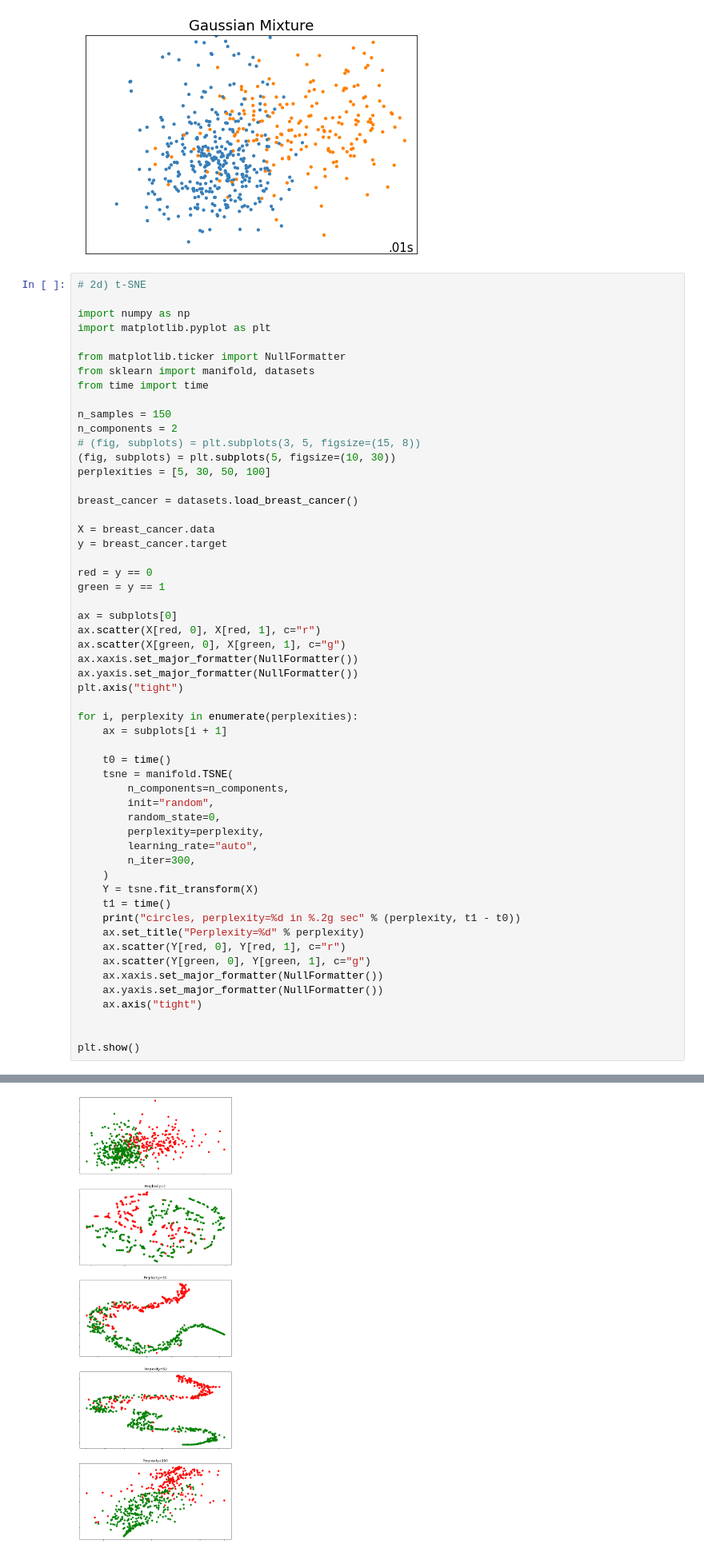
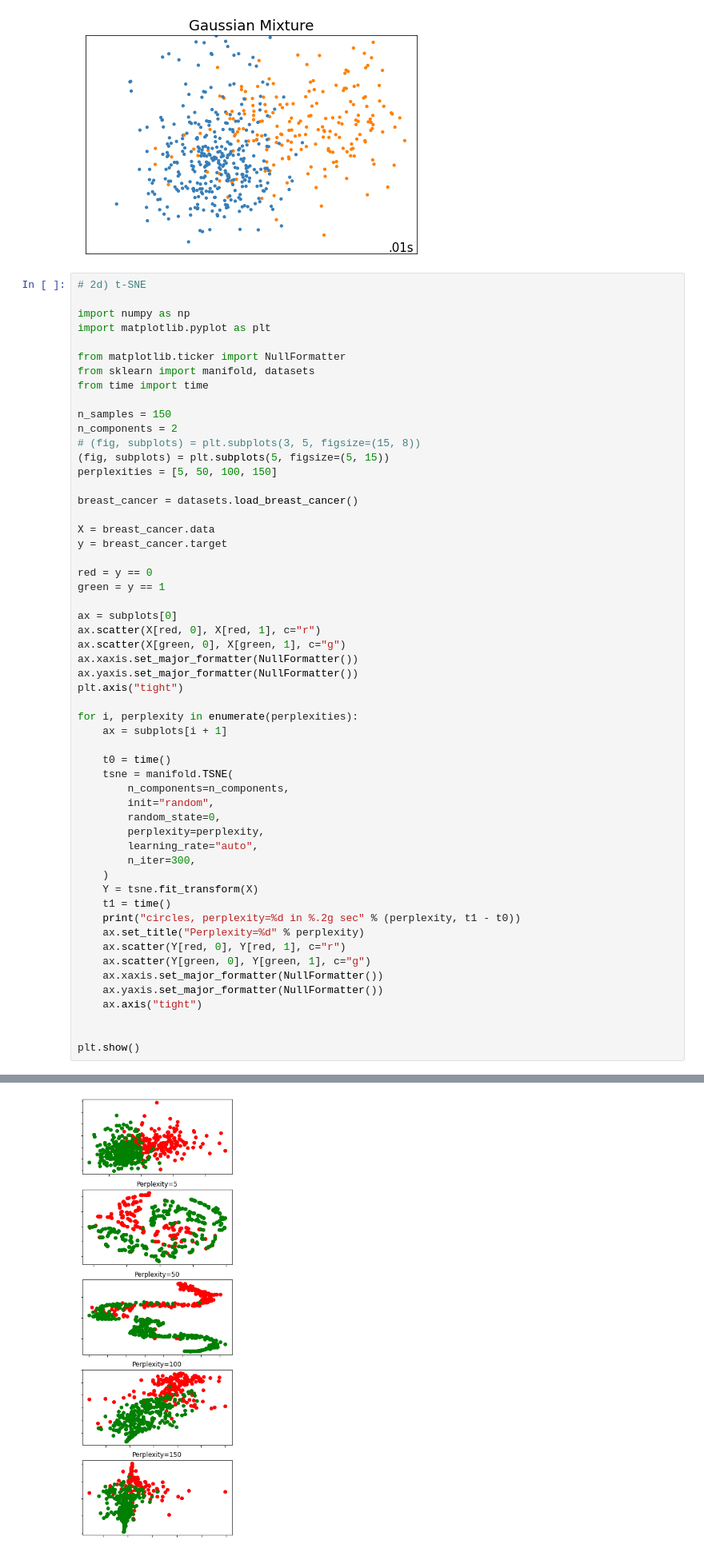
Before and after one commit to sharp-productions/meh3, a Jupyter notebook: unsupervised.ipynb, the cells around one changed output, grey strips where cells are left out. Shown at 80% size. Cells and saved outputs as stored; diff of their text form.

```diff
--- a/unsupervised.ipynb
+++ b/unsupervised.ipynb
@@ -1275,8 +1291,8 @@ from time import time
 n_samples = 150
 n_components = 2
 # (fig, subplots) = plt.subplots(3, 5, figsize=(15, 8))
-(fig, subplots) = plt.subplots(5, figsize=(10, 30))
-perplexities = [5, 30, 50, 100]
+(fig, subplots) = plt.subplots(5, figsize=(5, 15))
+perplexities = [5, 50, 100, 150]
 
 breast_cancer = datasets.load_breast_cancer()
 
@@ -1325,4 +1341,4 @@ circles, perplexity=100 in 0.55 sec
-[figure, old version]
+[figure, new version]
 # %%
 # 3d) k-means clustering on t-SNE with Breast Cancer data
 from sklearn import datasets, metrics
```
Also changed, not shown: parts of 8 cells of this notebook.
